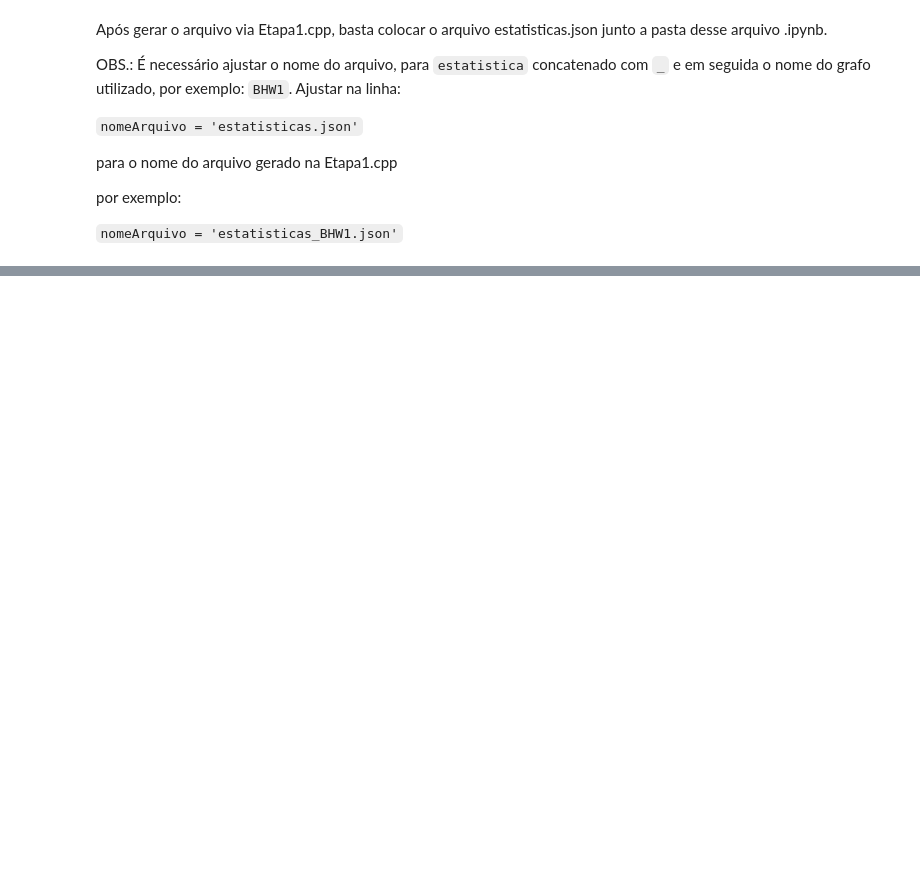
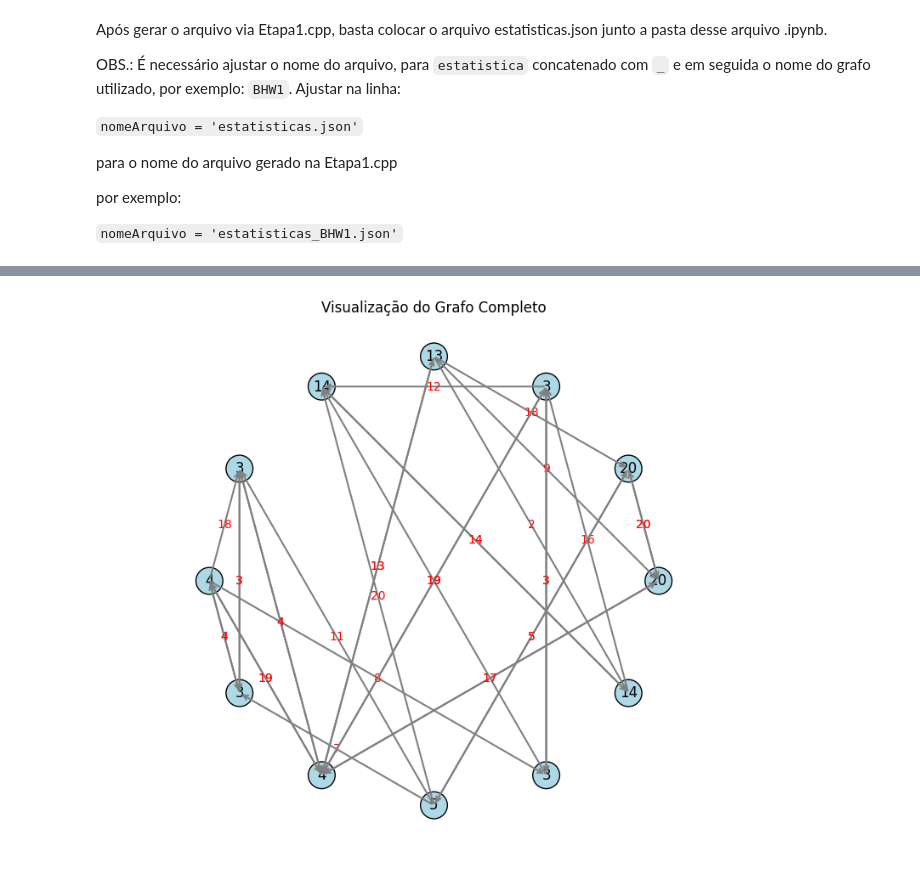
Before and after one commit to igorfortunatobr/trabalho_grafos, a Jupyter notebook: Etapa_1_Visualização.ipynb, the cells around one changed output, grey strips where cells are left out. Cells and saved outputs as stored; diff of their text form; code cells hidden in the pictures; blank space fills up the shorter version.

```diff
--- a/Etapa_1_Visualização.ipynb
+++ b/Etapa_1_Visualização.ipynb
@@ -81,0 +13,99 @@ intermediacao: [18, 22, 6, 0, 14, 38, 22, 16, 14, 6, 0, 22]
+# %%
+#  * Exemplo de formato de JSON esperado
+#  * {
+#   "estatisticas": {
+#     "numVertices": 2,
+#     "numArestas": 1,
+#     "numArcos": 0,
+#     "numVerticesRequeridos": 1,
+#     "numArestasRequeridas": 1,
+#     "numArcosRequeridos": 0,
+#     "densidade": 1.0,
+#     "componentes": 1,
+#     "grauMin": 1,
+#     "grauMax": 1,
+#     "caminhoMedio": 10.0,
+#     "diametro": 10,
+#     "intermediacao": [0, 0, 0]
+#   },
+#   "grafo_dot": "digraph G {\\n  1 [label=\"1\"];\\n  2 [label=\"2\"];\\n  1 -> 2 [dir=both, arrowtail=none, arrowhead=none, label=\"10\"];\\n}"
+# }
+
+import json
+import re
+import math
+import matplotlib.pyplot as plt
+
+# Nome do arquivo com os dados (JSON)
+nome_arquivo = 'estatisticas_BHW1.json'
+
+# Carregando os dados do arquivo JSON
+with open(nome_arquivo, 'r') as arquivo:
+    dados = json.load(arquivo)
+
+# Exibindo as estatísticas do grafo
+print("=== Estatísticas do Grafo ===")
+for chave, valor in dados['estatisticas'].items():
+    print(f"{chave}: {valor}")
+
+# Recuperando o texto DOT que define o grafo
+dot_texto = dados['grafo_dot']
+
+# Extração dos nós usando expressões regulares
+# Procura por padrões do tipo: 1 [label="1"];
+padrao_nos = re.compile(r'(\S+)\s*\[label="([^"]+)"\]')
+nos = {}  # Dicionário para armazenar os nós: chave=id, valor=label
+for match in padrao_nos.finditer(dot_texto):
+    id_no = match.group(1)
+    label_no = match.group(2)
+    nos[id_no] = label_no
+
+# Extração das arestas usando expressões regulares
+# Procura por padrões do tipo: 1 -> 2 [ ... label="10" ...];
+padrao_arestas = re.compile(r'(\S+)\s*->\s*(\S+)\s*\[.*?label="([^"]+)"\]')
+arestas = []  # Lista que armazena tuplas (origem, destino, rótulo)
+for match in padrao_arestas.finditer(dot_texto):
+    origem = match.group(1)
+    destino = match.group(2)
+    rotulo = match.group(3)
+    arestas.append((origem, destino, rotulo))
+
+# Criando um layout circular simples para posicionar os nós
+num_nos = len(nos)
+raio = 5  # Define o tamanho da circunferência
+posicoes = {}  # Dicionário para armazenar as posições (x, y) de cada nó
+for i, no in enumerate(nos.keys()):
+    angulo = 2 * math.pi * i / num_nos  # Calcula o ângulo para distribuir os nós igualmente
+    x = raio * math.cos(angulo)
+    y = raio * math.sin(angulo)
+    posicoes[no] = (x, y)
+
+# Configuração da figura do matplotlib
+plt.figure(figsize=(10, 8))
+ax = plt.gca()
+
+# Desenhando os nós: cada nó será um círculo com seu label centralizado
+for no, (x, y) in posicoes.items():
+    circulo = plt.Circle((x, y), 0.3, color='lightblue', ec='black', zorder=2)
+    ax.add_patch(circulo)
+    plt.text(x, y, nos[no], fontsize=12, ha='center', va='center', zorder=3)
+
+# Desenhando as arestas: desenha uma seta para cada conexão entre os nós
+for origem, destino, rotulo in arestas:
+    inicio = posicoes[origem]
+    fim = posicoes[destino]
+    ax.annotate("",
+                xy=fim, xycoords='data',
+                xytext=inicio, textcoords='data',
+                arrowprops=dict(arrowstyle="->", color="gray", lw=1.5))
+    # Posiciona o label da aresta no ponto médio entre os nós
+    meio_x = (inicio[0] + fim[0]) / 2
+    meio_y = (inicio[1] + fim[1]) / 2
+    plt.text(meio_x, meio_y, rotulo, fontsize=10, color='red', ha='center', va='center')
+
+# Finalizando o desenho do grafo
+plt.title("Visualização do Grafo Completo")
+plt.axis('equal')
+plt.axis('off')
+plt.show()
+# %% [output]
@@ -81,0 +127 @@ intermediacao: [18, 22, 6, 0, 14, 38, 22, 16, 14, 6, 0, 22]
+[figure, added]
```
Also changed, not shown: parts of 2 cells of this notebook.
